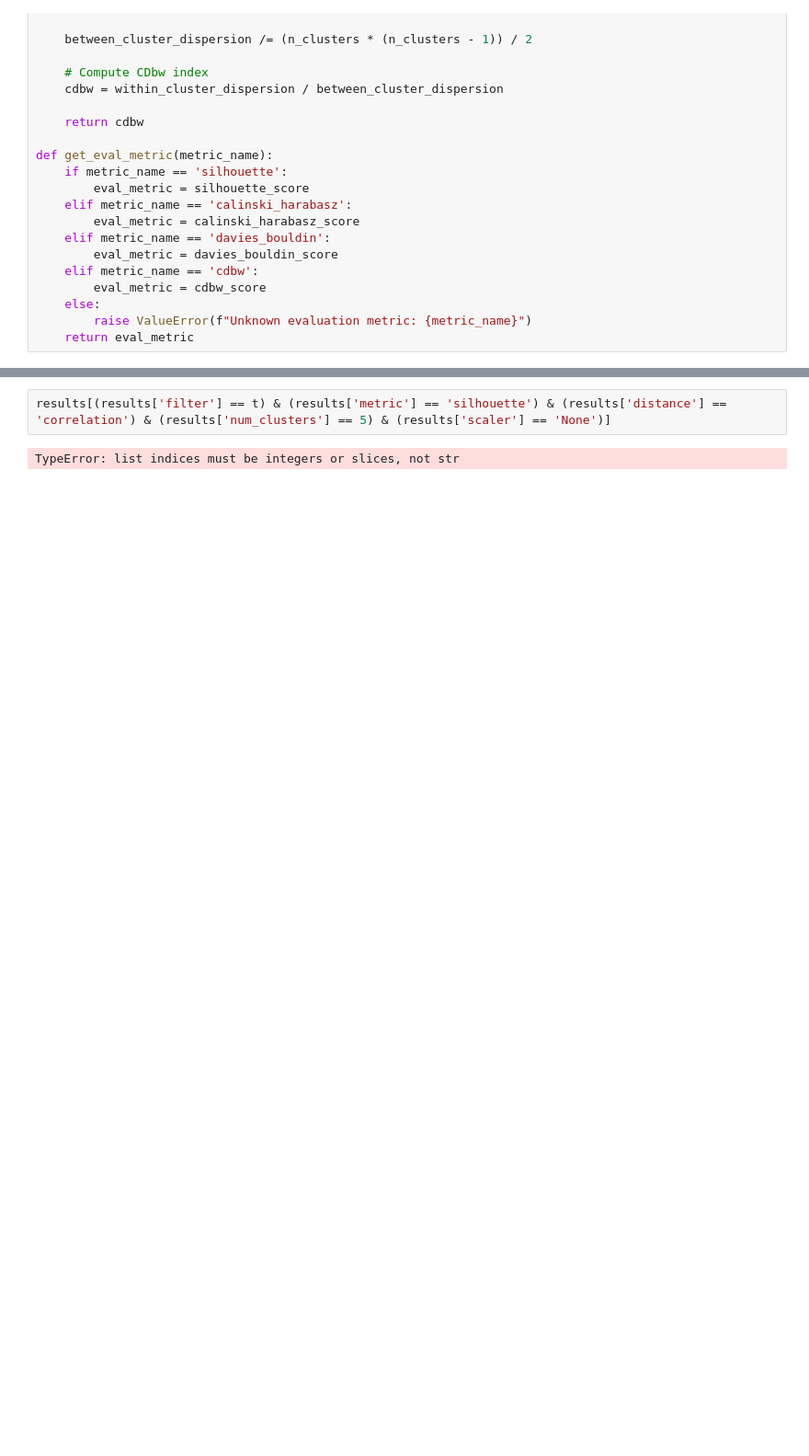
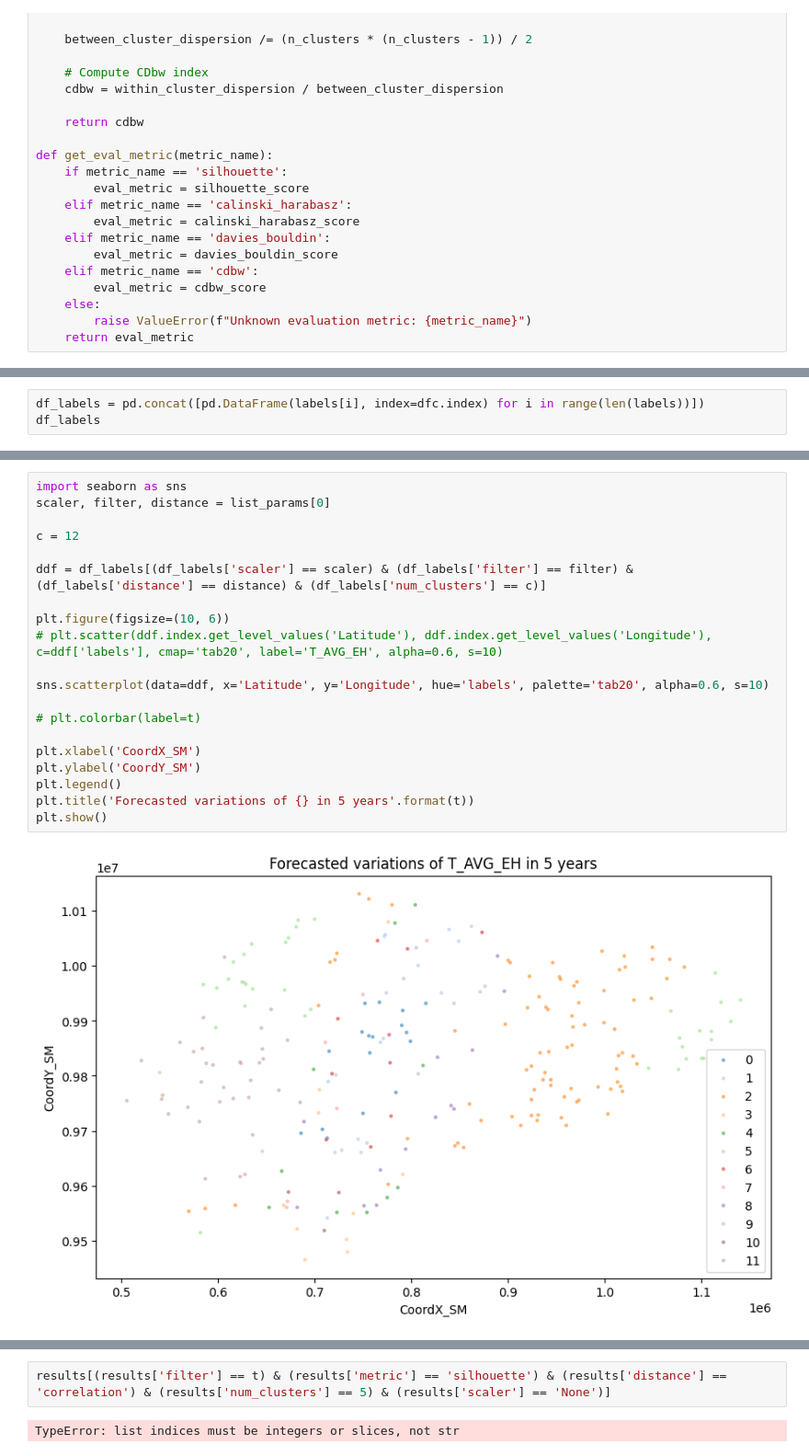
Before and after one commit to tutur90/Weather-Forecast, a Jupyter notebook: Map_forcast.ipynb, the cells around one changed output, grey strips where cells are left out. Shown at 92% size. Drawn from its saved outputs; the diff is of its cells as text; blank space fills up the shorter version.

```diff
--- a/Map_forcast.ipynb
+++ b/Map_forcast.ipynb
@@ -332,0 +345,3 @@ ValueError: The condensed distance matrix must contain only finite values.
+# %%
+df_labels = pd.concat([pd.DataFrame(labels[i], index=dfc.index) for i in range(len(labels))])
+df_labels
@@ -348,0 +379,22 @@ sns.relplot(
+# %%
+import seaborn as sns
+scaler, filter, distance = list_params[0]
+
+c = 12
+
+ddf = df_labels[(df_labels['scaler'] == scaler) & (df_labels['filter'] == filter) & (df_labels['distance'] == distance) & (df_labels['num_clusters'] == c)]
+
+plt.figure(figsize=(10, 6))
+# plt.scatter(ddf.index.get_level_values('Latitude'), ddf.index.get_level_values('Longitude'), c=ddf['labels'], cmap='tab20', label='T_AVG_EH', alpha=0.6, s=10)
+
+sns.scatterplot(data=ddf, x='Latitude', y='Longitude', hue='labels', palette='tab20', alpha=0.6, s=10)
+
+# plt.colorbar(label=t)
+
+plt.xlabel('CoordX_SM')
+plt.ylabel('CoordY_SM')
+plt.legend()
+plt.title('Forecasted variations of {} in 5 years'.format(t))
+plt.show()
+# %% [output]
+[figure, added]
```
Also changed, not shown: parts of 8 cells of this notebook.
